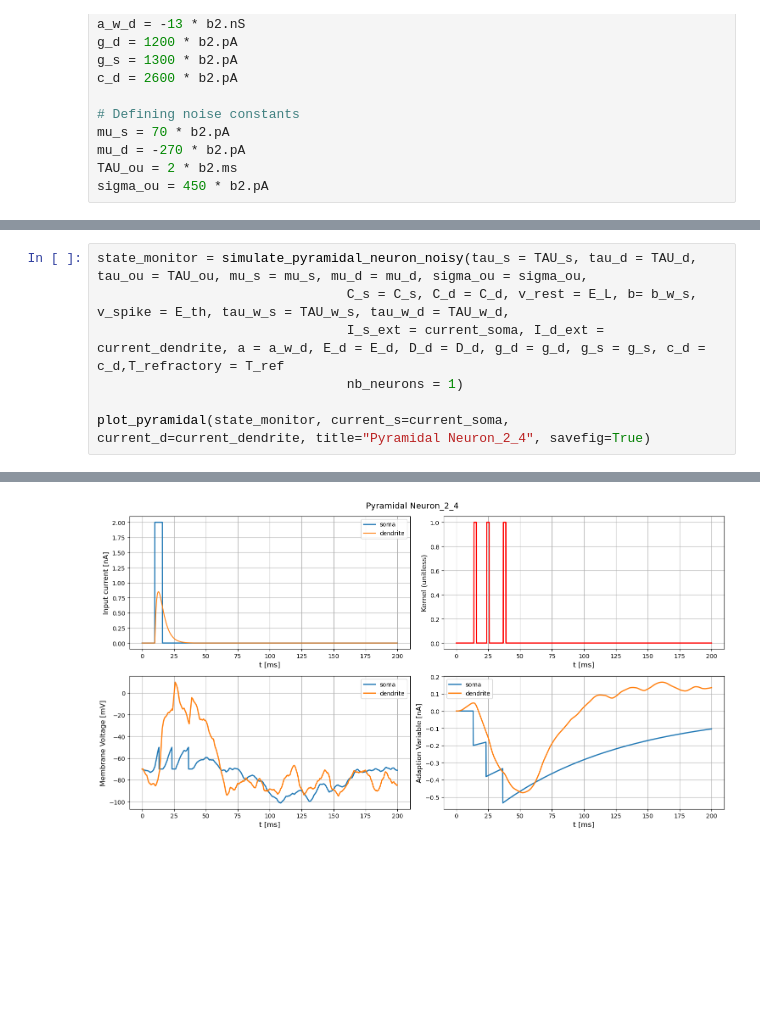
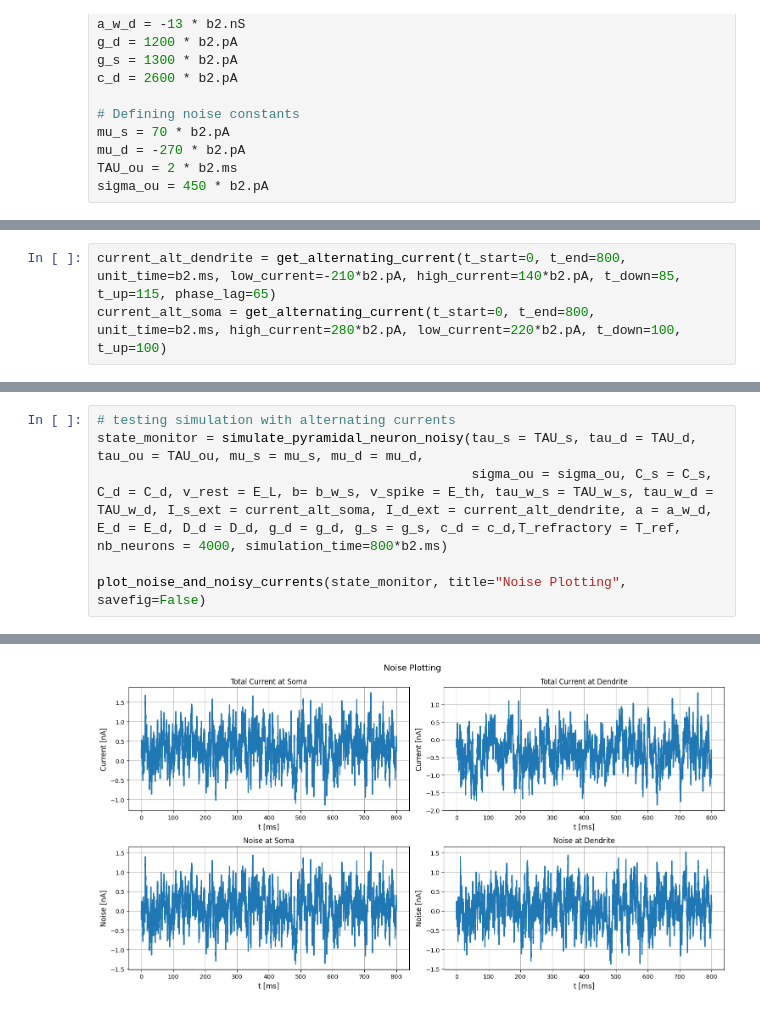
Before and after one commit to lniederhauser/neuronal_dynamics_miniproject, a Jupyter notebook: main.ipynb, the cells around one changed output, grey strips where cells are left out. Cells and saved outputs as stored; diff of their text form; blank space fills up the shorter version.

Commit message:
Implementation of alternating current stimulations

```diff
--- a/main.ipynb
+++ b/main.ipynb
@@ -255,0 +294,3 @@ current_dendrite = get_EPSC_current(t_start=100, t_end=400, unit_time=0.1 * b2.m
+# %%
+current_alt_dendrite = get_alternating_current(t_start=0, t_end=800, unit_time=b2.ms, low_current=-210*b2.pA, high_current=140*b2.pA, t_down=85, t_up=115, phase_lag=65)
+current_alt_soma = get_alternating_current(t_start=0, t_end=800, unit_time=b2.ms, high_current=280*b2.pA, low_current=220*b2.pA, t_down=100, t_up=100)
@@ -256,8 +301,7 @@ current_dendrite = get_EPSC_current(t_start=100, t_end=400, unit_time=0.1 * b2.m
 # %%
-state_monitor = simulate_pyramidal_neuron_noisy(tau_s = TAU_s, tau_d = TAU_d, tau_ou = TAU_ou, mu_s = mu_s, mu_d = mu_d, sigma_ou = sigma_ou,
-                                C_s = C_s, C_d = C_d, v_rest = E_L, b= b_w_s, v_spike = E_th, tau_w_s = TAU_w_s, tau_w_d = TAU_w_d,
-                                I_s_ext = current_soma, I_d_ext = current_dendrite, a = a_w_d, E_d = E_d, D_d = D_d, g_d = g_d, g_s = g_s, c_d = c_d,T_refractory = T_ref
-                                nb_neurons = 1)
+# testing simulation with alternating currents
+state_monitor = simulate_pyramidal_neuron_noisy(tau_s = TAU_s, tau_d = TAU_d, tau_ou = TAU_ou, mu_s = mu_s, mu_d = mu_d,
+                                                sigma_ou = sigma_ou, C_s = C_s, C_d = C_d, v_rest = E_L, b= b_w_s, v_spike = E_th, tau_w_s = TAU_w_s, tau_w_d = TAU_w_d, I_s_ext = current_alt_soma, I_d_ext = current_alt_dendrite, a = a_w_d, E_d = E_d, D_d = D_d, g_d = g_d, g_s = g_s, c_d = c_d,T_refractory = T_ref, nb_neurons = 4000, simulation_time=800*b2.ms)
 
-plot_pyramidal(state_monitor, current_s=current_soma, current_d=current_dendrite, title="Pyramidal Neuron_2_4", savefig=True)
+plot_noise_and_noisy_currents(state_monitor, title="Noise Plotting", savefig=False)
 # %% [output]
@@ -264 +309 @@ plot_pyramidal(state_monitor, current_s=current_soma, current_d=current_dendrite
-[figure, old version]
+[figure, new version]
```
Also changed, not shown: parts of 24 cells of this notebook, 1 other file.
